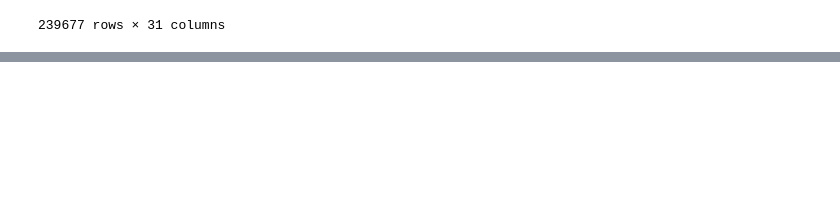
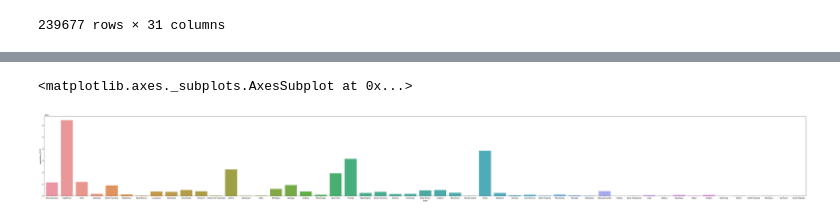
Before and after one commit to AndyDeNike/gun_violence_us_data, a Jupyter notebook: preliminary_gun_violence_us_data.ipynb, the cells around one changed output, grey strips where cells are left out. Drawn from its saved outputs; the diff is of its cells as text; code cells hidden in the pictures; blank space fills up the shorter version.

```diff
--- a/preliminary_gun_violence_us_data.ipynb
+++ b/preliminary_gun_violence_us_data.ipynb
@@ -604,0 +604,8 @@ df['gun_type'].value_counts()
+# %%
+locale.setlocale(locale.LC_ALL, 'en_US.UTF-8' )
+
+df['population_2010'] = df['population_2010'].apply(locale.atoi)
+df['population_2017'] = df['population_2017'].apply(locale.atoi)
+#df['population_2010'] = df['population_2010'].apply(locale.atof)
+#df['population_2010'] = df.population_2010.astype(int)
+#df['population_2010'] = pd.to_numeric(df['population_2010'], errors='coerce')
@@ -605,3 +652,6 @@ df['gun_type'].value_counts()
 # %%
 plt.figure(figsize=(75,8))   #how many killed per state
-sns.barplot(x='state', y='population_2010', data=df, estimator=np.sum)
+sns.barplot(x='state', y='population_2017', data=df, estimator=np.sum)
+# %% [output]
+<matplotlib.axes._subplots.AxesSubplot at 0x...>
+[figure, added]
```
Also changed, not shown: parts of 7 cells of this notebook.
